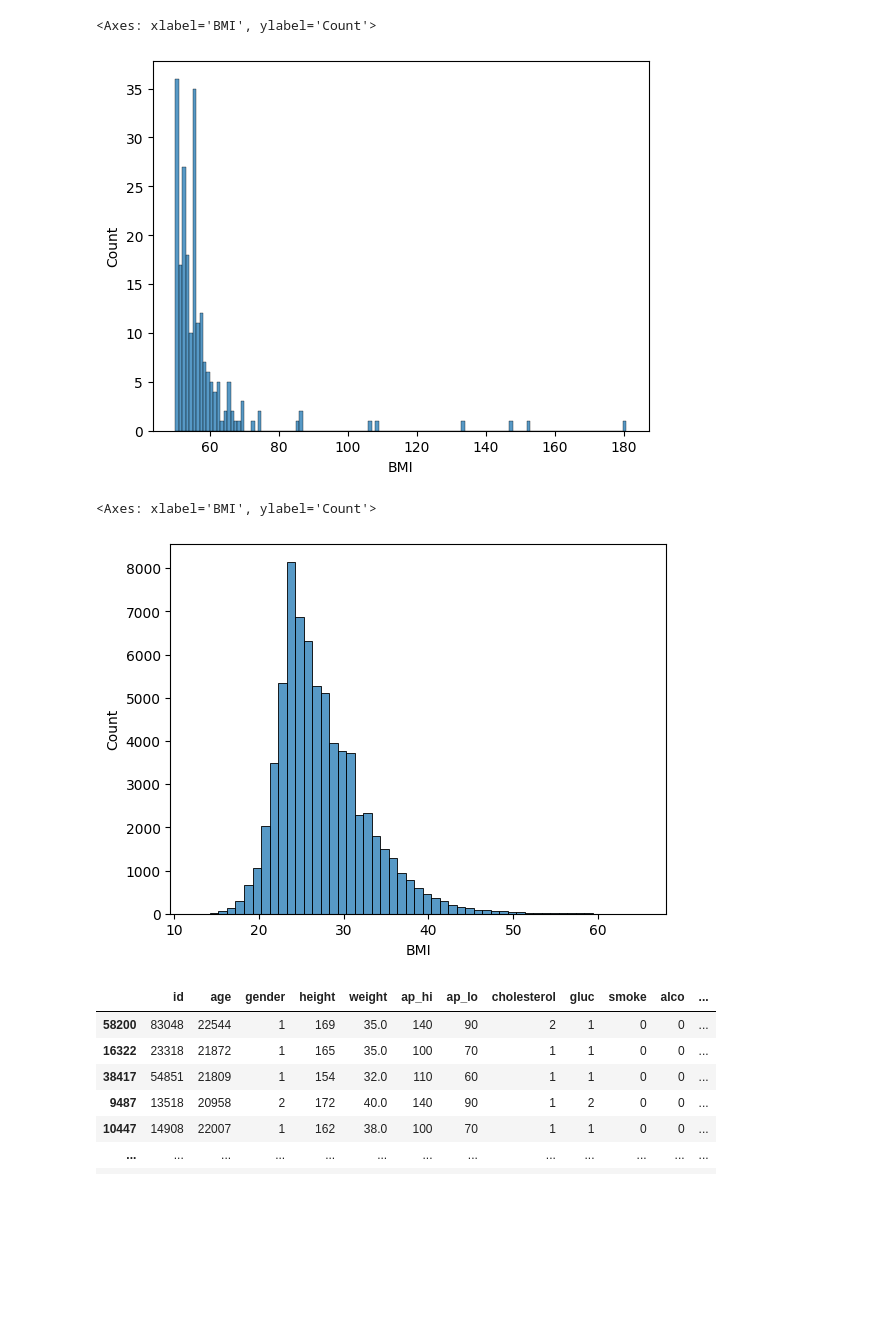
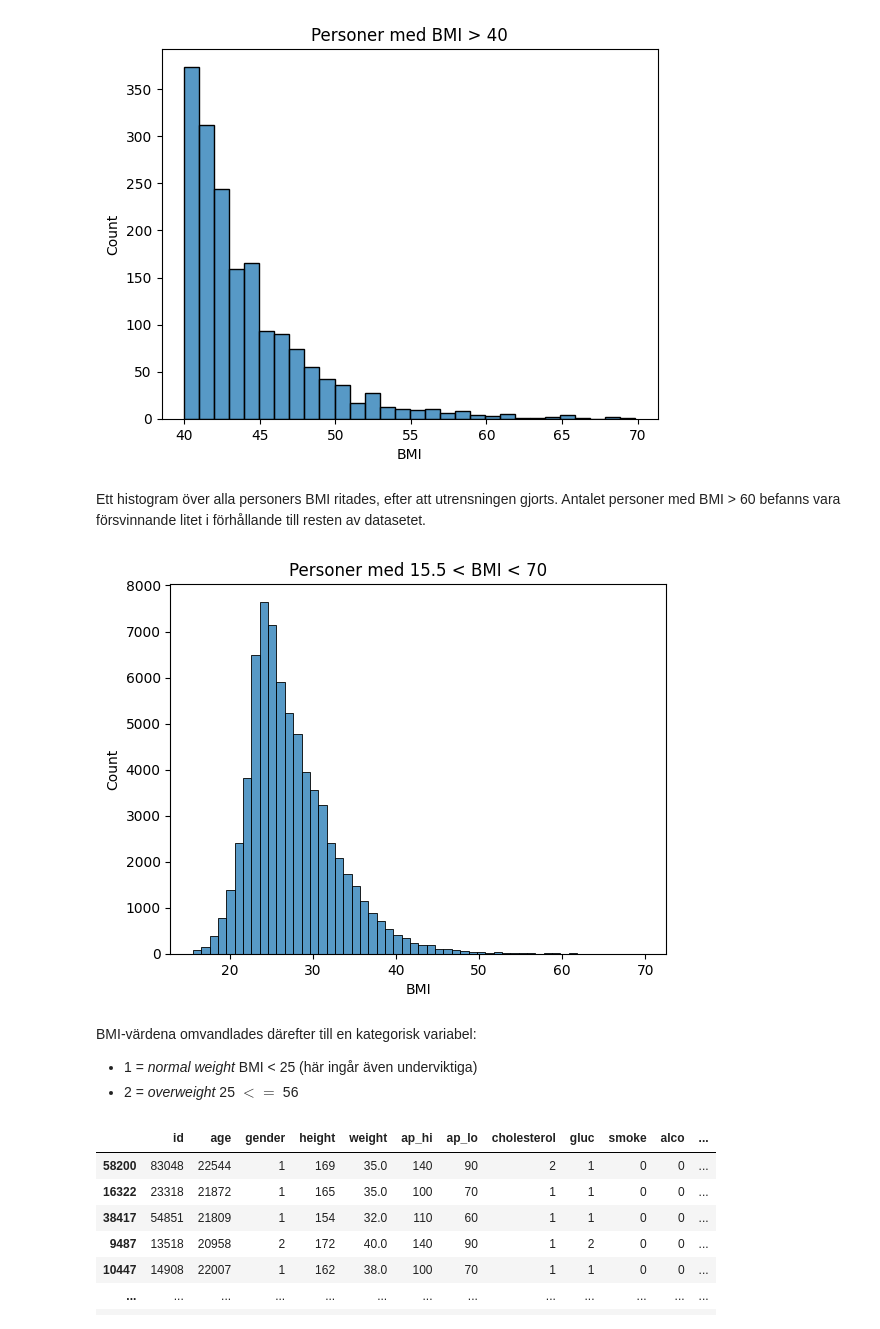
Before and after one commit to bearwinterfirth/medical, a Jupyter notebook: disease_prediction_2.ipynb, the cells around one changed output. Saved outputs shown, nothing was run; the diff lists cells and outputs as text; code cells hidden in the pictures; blank space fills up the shorter version.

```diff
--- a/disease_prediction_2.ipynb
+++ b/disease_prediction_2.ipynb
@@ -7,0 +12,2 @@ df = pd.read_csv("cardio_train.csv", sep=";")
+# %%
+df=df[df["age"]>14000]
@@ -15,3 +24,2 @@ sns.histplot(data=df[df["height"]<135]["height"], binwidth=2, ax=ax[1], color="p
 # %%
-df=df[(df["weight"]>25) & (df["height"]>85) & (df["height"]<240)]
-df.describe()
+df=df[(df["weight"]>=40) & (df["height"]>=140) & (df["height"]<240)]
@@ -82,14 +76,18 @@ df.tail(25)
 # %%
-sns.histplot(df[df["BMI"]>50]["BMI"], binwidth=1)
+sns.histplot(df[df["BMI"]>40]["BMI"], binwidth=1).set(title="Personer med BMI > 40");
 # %% [output]
-<Axes: xlabel='BMI', ylabel='Count'>
-[figure, old version]
+[figure, new version]
+# %% [markdown]
+Ett histogram över alla personers BMI ritades, efter att utrensningen gjorts. Antalet personer med BMI > 60 befanns vara försvinnande litet i förhållande till resten av datasetet.
 # %%
-df=df[(df["BMI"]>12) & (df["BMI"]<66) & (df["height"]>130)]
-sns.histplot(df["BMI"], binwidth=1)
+df=df[(df["BMI"]>15.5) & (df["BMI"]<70)]
+sns.histplot(df["BMI"], binwidth=1).set(title="Personer med 15.5 < BMI < 70");
 # %% [output]
-<Axes: xlabel='BMI', ylabel='Count'>
-[figure, old version]
+[figure, new version]
+# %% [markdown]
+BMI-värdena omvandlades därefter till en kategorisk variabel:
+- 1 = *normal weight* BMI < 25 (här ingår även underviktiga)
+- 2 = *overweight* 25 $<=$ 56
 # %%
 def obesity(x):
     if x < 25:
```
Also changed, not shown: parts of 10 cells of this notebook, 1 other file.
